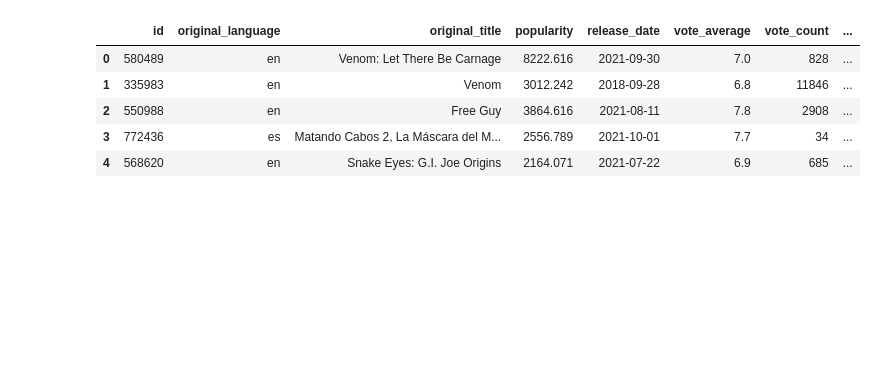
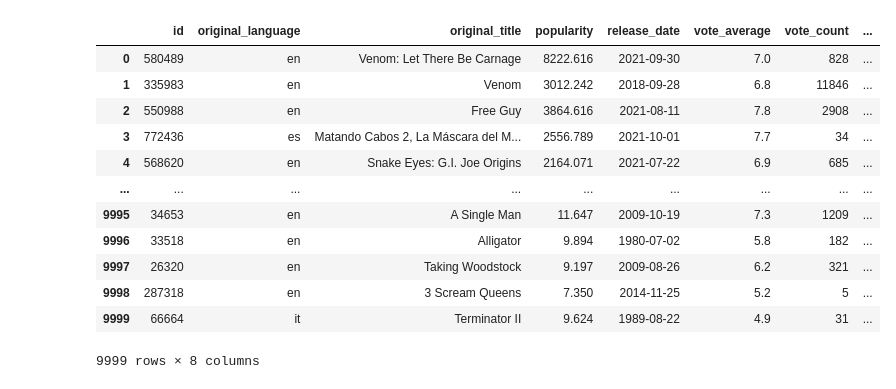
Before and after one commit to maxvandam/top10000movies, a Jupyter notebook: Top 10000 Movies Dashboard Max.ipynb, the cells around one changed output. Cells and saved outputs as stored; diff of their text form; code cells hidden in the pictures; blank space fills up the shorter version.

```diff
--- a/Top 10000 Movies Dashboard Max.ipynb
+++ b/Top 10000 Movies Dashboard Max.ipynb
@@ -12,11 +12,19 @@ from statsmodels.formula.api import ols
 # %%
 movieDF = pd.read_csv("Top_10000_Popular_Movies.csv")
 movieDF = movieDF.drop('Unnamed: 0',1)
-movieDF.head()
+movieDF = movieDF.drop_duplicates()
+movieDF
 # %% [output]
 |  | id | original_language | original_title | popularity | release_date | vote_average | vote_count | ... |
 | 0 | 580489 | en | Venom: Let There Be Carnage | 8222.616 | 2021-09-30 | 7.0 | 828 | ... |
 | 1 | 335983 | en | Venom | 3012.242 | 2018-09-28 | 6.8 | 11846 | ... |
 | 2 | 550988 | en | Free Guy | 3864.616 | 2021-08-11 | 7.8 | 2908 | ... |
 | 3 | 772436 | es | Matando Cabos 2, La Máscara del M... | 2556.789 | 2021-10-01 | 7.7 | 34 | ... |
 | 4 | 568620 | en | Snake Eyes: G.I. Joe Origins | 2164.071 | 2021-07-22 | 6.9 | 685 | ... |
+| ... | ... | ... | ... | ... | ... | ... | ... | ... |
+| 9995 | 34653 | en | A Single Man | 11.647 | 2009-10-19 | 7.3 | 1209 | ... |
+| 9996 | 33518 | en | Alligator | 9.894 | 1980-07-02 | 5.8 | 182 | ... |
+| 9997 | 26320 | en | Taking Woodstock | 9.197 | 2009-08-26 | 6.2 | 321 | ... |
+| 9998 | 287318 | en | 3 Scream Queens | 7.350 | 2014-11-25 | 5.2 | 5 | ... |
+| 9999 | 66664 | it | Terminator II | 9.624 | 1989-08-22 | 4.9 | 31 | ... |
+9999 rows × 8 columns
```
Also changed, not shown: parts of 4 cells of this notebook.
